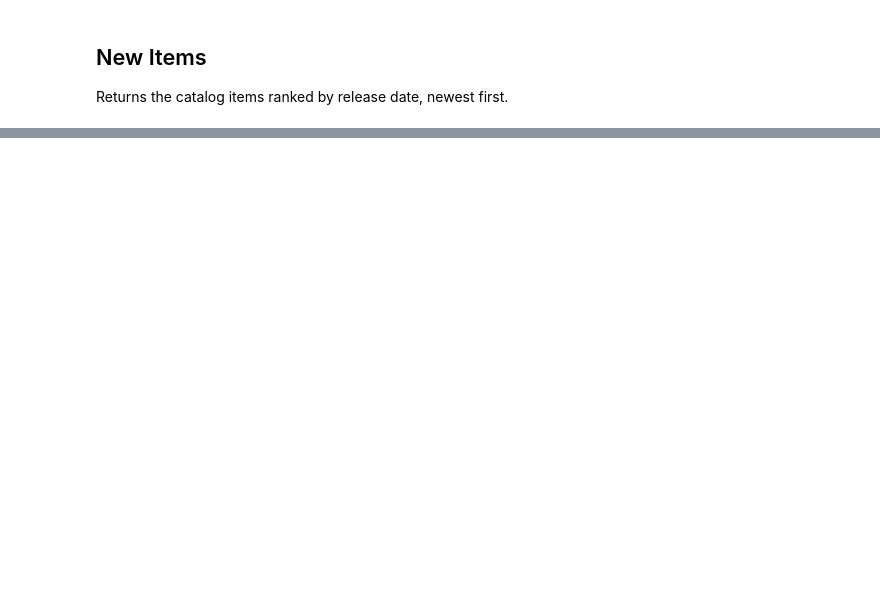
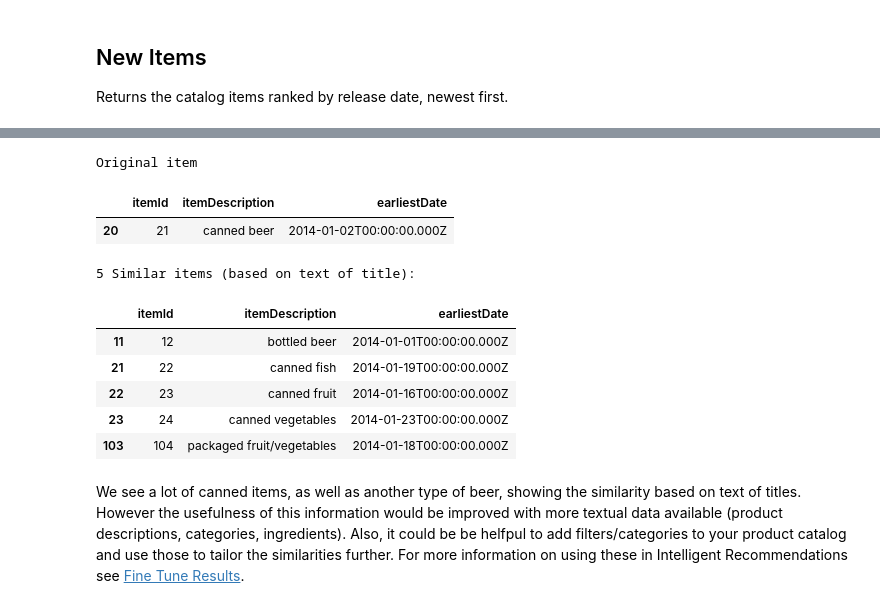
Before and after one commit to sebwaks/retail-recommender, a Jupyter notebook: 02_Recommendations.ipynb, the cells around one changed output, grey strips where cells are left out. Drawn from its saved outputs; the diff is of its cells as text; code cells hidden in the pictures; blank space fills up the shorter version.

```diff
--- a/02_Recommendations.ipynb
+++ b/02_Recommendations.ipynb
@@ -351,0 +458,25 @@ products_df[products_df['itemId'].isin(user_pick_items)]
+# %%
+similar_seed_id = 21  # canned beer
+print("Original item")
+products_df[products_df['itemId']==similar_seed_id]
+# %% [output]
+Original item
+|  | itemId | itemDescription | earliestDate |
+| 20 | 21 | canned beer | 2014-01-02T00:00:00.000Z |
+# %%
+item_count = 5
+similar_uri = recommendation_uri_builder(ir_base_uri, 'similar_text', model, seed_item = similar_seed_id, return_count = item_count)
+similar_items = return_recommended_items(similar_uri, token)
+
+print(item_count, 'Similar items (based on text of title):')
+products_df[products_df['itemId'].isin(similar_items)]
+# %% [output]
+5 Similar items (based on text of title):
+|  | itemId | itemDescription | earliestDate |
+| 11 | 12 | bottled beer | 2014-01-01T00:00:00.000Z |
+| 21 | 22 | canned fish | 2014-01-19T00:00:00.000Z |
+| 22 | 23 | canned fruit | 2014-01-16T00:00:00.000Z |
+| 23 | 24 | canned vegetables | 2014-01-23T00:00:00.000Z |
+| 103 | 104 | packaged fruit/vegetables | 2014-01-18T00:00:00.000Z |
+# %% [markdown]
+We see a lot of canned items, as well as another type of beer, showing the similarity based on text of titles.  However the usefulness of this information would be improved with more textual data available (product descriptions, categories, ingredients).  Also, it could be be helfpul to add filters/categories to your product catalog and use those to tailor the similarities further.  For more information on using these in Intelligent Recommendations see [Fine Tune Results](https://learn.microsoft.com/en-us/industry/retail/intelligent-recommendations/fine-tune-results).
```
Also changed, not shown: parts of 89 cells of this notebook, 4 other files.
